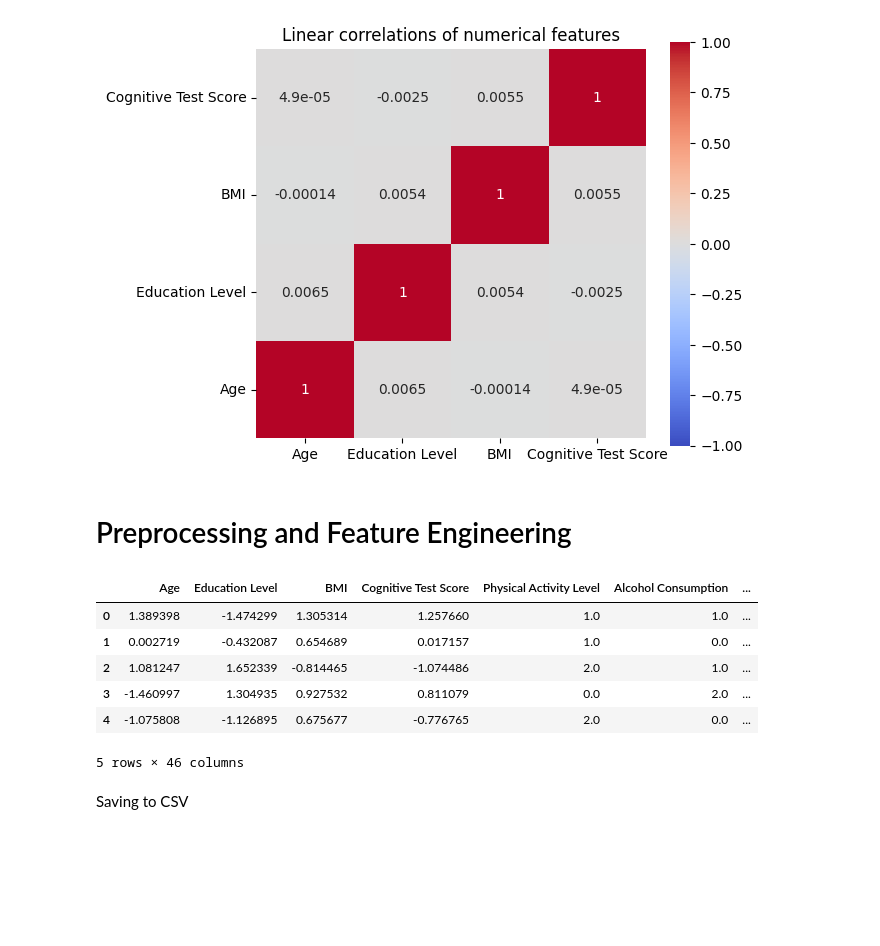
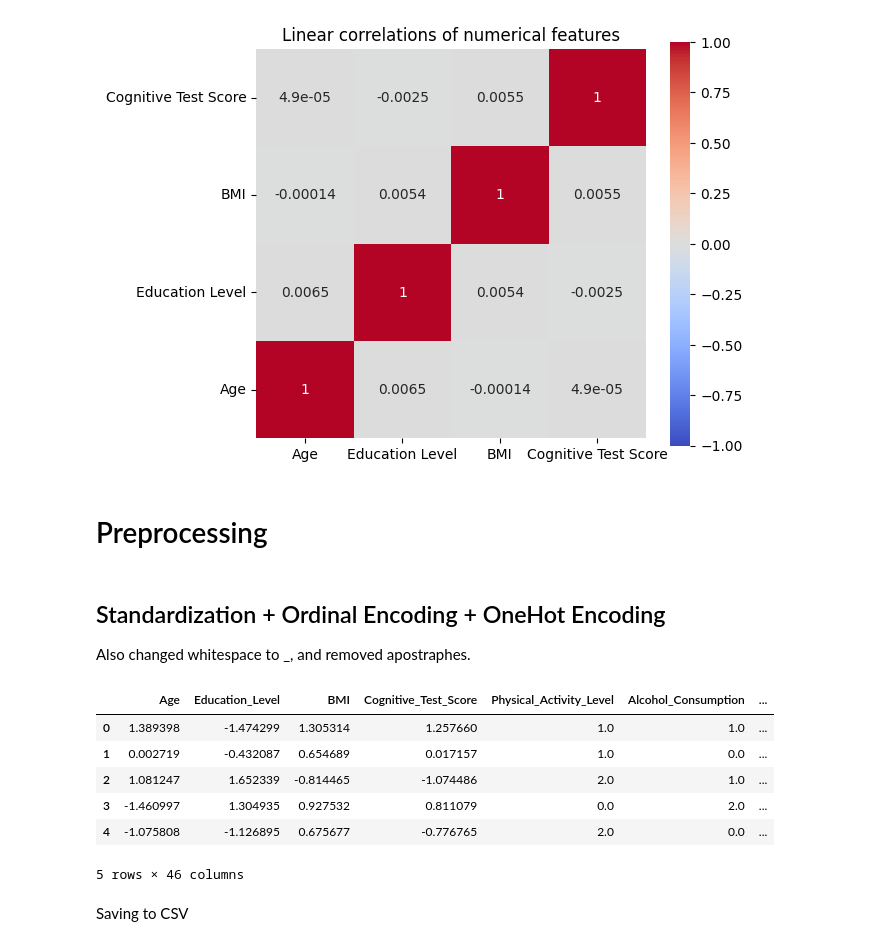
Before and after one commit to DVDMVN/STT811_ALZ_PROJ, a Jupyter notebook: exploration_notebook.ipynb, the cells around one changed output. Saved outputs shown, nothing was run; the diff lists cells and outputs as text; code cells hidden in the pictures; blank space fills up the shorter version.

Commit message:
Preprocessing bugfix
And replace whitespace with _,
and remove apostrophe from target.

```diff
--- a/exploration_notebook.ipynb
+++ b/exploration_notebook.ipynb
@@ -69,7 +69,11 @@ plt.show()
 # %% [output]
 [figure]
 # %% [markdown]
-# Preprocessing and Feature Engineering
+# Preprocessing
+# %% [markdown]
+## Standardization + Ordinal Encoding + OneHot Encoding
+
+Also changed whitespace to _, and removed apostraphes.
 # %%
 from sklearn.preprocessing import OrdinalEncoder, OneHotEncoder, StandardScaler
 from sklearn.compose import ColumnTransformer
@@ -123,34 +127,43 @@ preprocessor = ColumnTransformer( # Using ColumnTransformer to just conglomerate
     transformers=[
         ("numerical", standard_scaler_transformer, numerical_columns),
         ("ordinal", ordinal_transformer, ordinal_column_names),
         ("onehot_nonbinary", onehot_nonbinary_transformer, non_binary_nominal_columns),
         ("onehot_binary", onehot_binary_transformer, binary_nominal_columns),
     ],
     remainder="passthrough"
 )
 
 alzheimers_encoded = preprocessor.fit_transform(alzheimers)
 
 # --- After transformation, we lose our feature names, we can add them back in:
 
 # non-binary nominal feature names
 onehot_nonbinary_encoder = preprocessor.named_transformers_["onehot_nonbinary"]
 nonbinary_feature_names = onehot_nonbinary_encoder.get_feature_names_out(non_binary_nominal_columns)
 
 # binary nominal feature names
 onehot_binary_encoder = preprocessor.named_transformers_["onehot_binary"]
 binary_feature_names = onehot_binary_encoder.get_feature_names_out(binary_nominal_columns)
 
 all_feature_names = (
     list(numerical_columns)
     + list(ordinal_column_names)
     + list(nonbinary_feature_names)
     + list(binary_feature_names)
 )
 alzheimers_encoded = pd.DataFrame(alzheimers_encoded, columns=all_feature_names)
+
+# Replace whitespace with underscore and remove weird apostraphe
+alzheimers_encoded.columns = (
+    alzheimers_encoded.columns
+    .str.replace(r"\s+", "_", regex=True)
+    .str.replace("’", "", regex=False)
+)
+alzheimers_encoded
+
 alzheimers_encoded.head()
 # %% [output]
-|  | Age | Education Level | BMI | Cognitive Test Score | Physical Activity Level | Alcohol Consumption | ... |
+|  | Age | Education_Level | BMI | Cognitive_Test_Score | Physical_Activity_Level | Alcohol_Consumption | ... |
 | 0 | 1.389398 | -1.474299 | 1.305314 | 1.257660 | 1.0 | 1.0 | ... |
 | 1 | 0.002719 | -0.432087 | 0.654689 | 0.017157 | 1.0 | 0.0 | ... |
 | 2 | 1.081247 | 1.652339 | -0.814465 | -1.074486 | 2.0 | 1.0 | ... |
```
Also changed, not shown: parts of 1 cell of this notebook, 1 other file.
